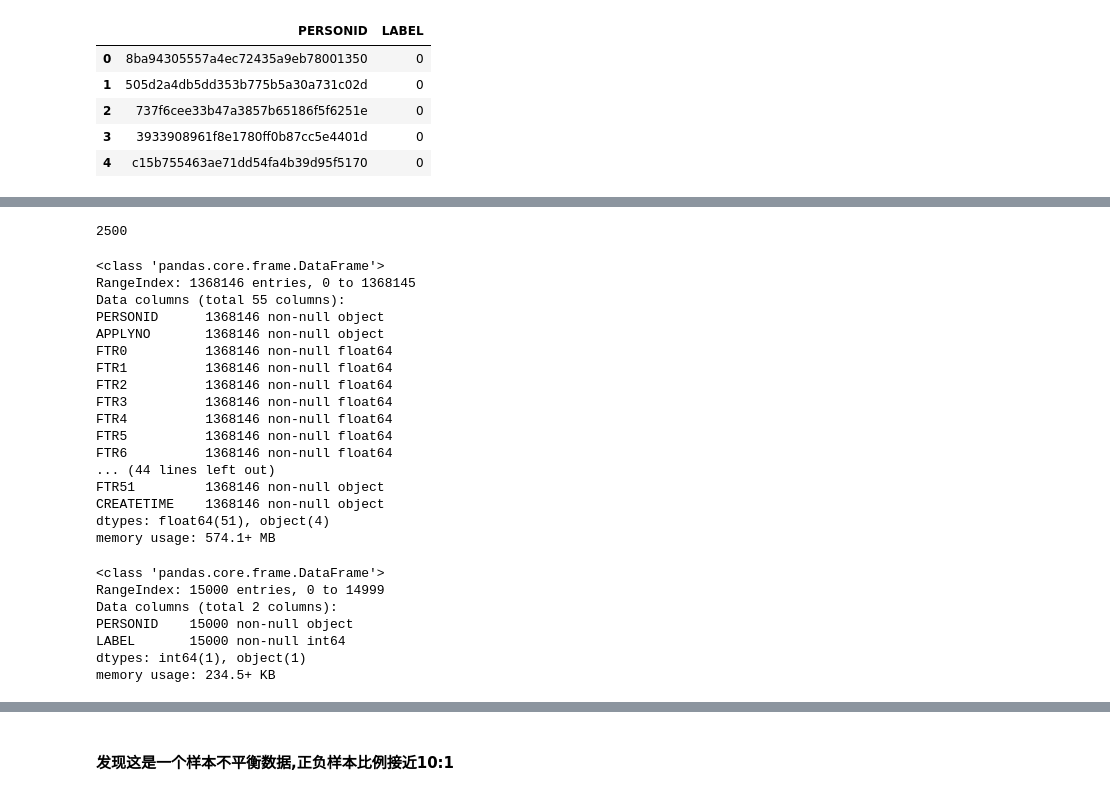
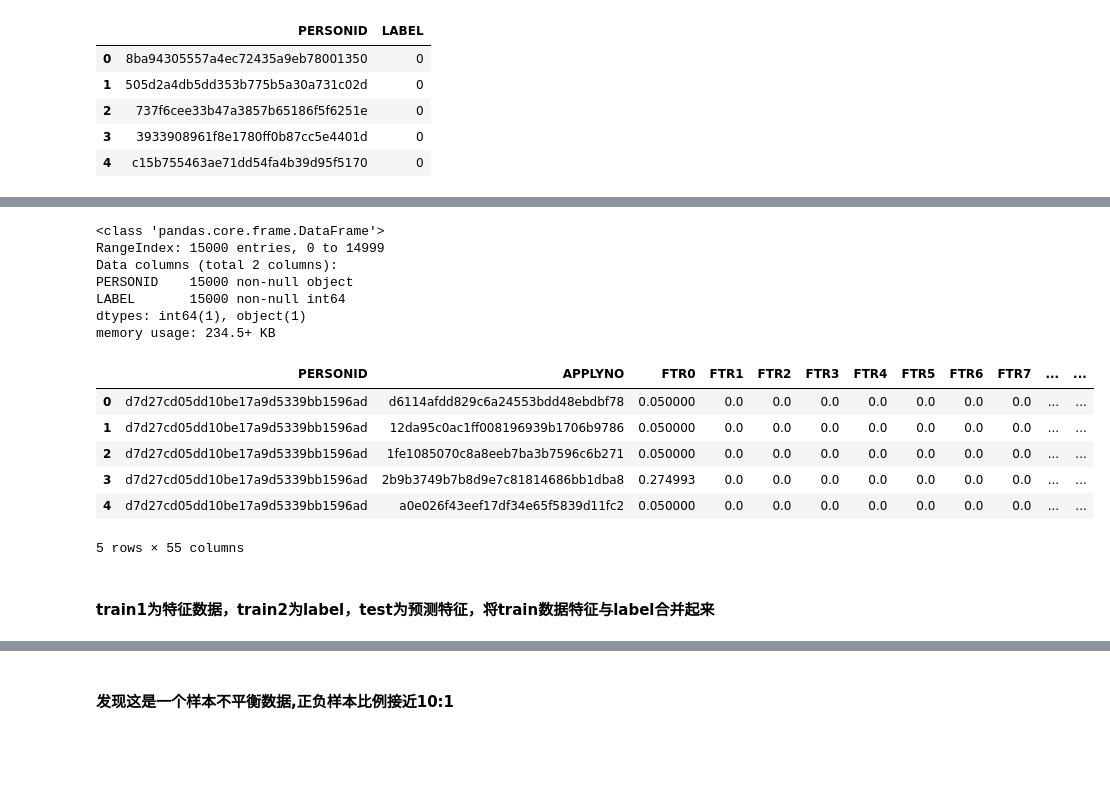
Before and after one commit to marrygit/shebao-fanqizha, a Jupyter notebook: shebao.ipynb, the cells around one changed output, grey strips where cells are left out. Saved outputs shown, nothing was run; the diff lists cells and outputs as text; code cells hidden in the pictures; blank space fills up the shorter version.

```diff
--- a/shebao.ipynb
+++ b/shebao.ipynb
@@ -54,27 +56,3 @@ memory usage: 97.6+ MB
-# %%
-test['PERSONID'].nunique()
-# %% [output]
-2500
-# %%
-train1.info()
-# %% [output]
-<class 'pandas.core.frame.DataFrame'>
-RangeIndex: 1368146 entries, 0 to 1368145
-Data columns (total 55 columns):
-PERSONID      1368146 non-null object
-APPLYNO       1368146 non-null object
-FTR0          1368146 non-null float64
-FTR1          1368146 non-null float64
-FTR2          1368146 non-null float64
-FTR3          1368146 non-null float64
-FTR4          1368146 non-null float64
-FTR5          1368146 non-null float64
-FTR6          1368146 non-null float64
-... (44 lines left out)
-FTR51         1368146 non-null object
-CREATETIME    1368146 non-null object
-dtypes: float64(51), object(4)
-memory usage: 574.1+ MB
 # %%
 train2.info()
 # %% [output]
@@ -85,5 +63,17 @@ PERSONID    15000 non-null object
 LABEL       15000 non-null int64
 dtypes: int64(1), object(1)
 memory usage: 234.5+ KB
+# %%
+test.head()
+# %% [output]
+|  | PERSONID | APPLYNO | FTR0 | FTR1 | FTR2 | FTR3 | FTR4 | FTR5 | FTR6 | FTR7 | ... | ... |
+| 0 | d7d27cd05dd10be17a9d5339bb1596ad | d6114afdd829c6a24553bdd48ebdbf78 | 0.050000 | 0.0 | 0.0 | 0.0 | 0.0 | 0.0 | 0.0 | 0.0 | ... | ... |
+| 1 | d7d27cd05dd10be17a9d5339bb1596ad | 12da95c0ac1ff008196939b1706b9786 | 0.050000 | 0.0 | 0.0 | 0.0 | 0.0 | 0.0 | 0.0 | 0.0 | ... | ... |
+| 2 | d7d27cd05dd10be17a9d5339bb1596ad | 1fe1085070c8a8eeb7ba3b7596c6b271 | 0.050000 | 0.0 | 0.0 | 0.0 | 0.0 | 0.0 | 0.0 | 0.0 | ... | ... |
+| 3 | d7d27cd05dd10be17a9d5339bb1596ad | 2b9b3749b7b8d9e7c81814686bb1dba8 | 0.274993 | 0.0 | 0.0 | 0.0 | 0.0 | 0.0 | 0.0 | 0.0 | ... | ... |
+| 4 | d7d27cd05dd10be17a9d5339bb1596ad | a0e026f43eef17df34e65f5839d11fc2 | 0.050000 | 0.0 | 0.0 | 0.0 | 0.0 | 0.0 | 0.0 | 0.0 | ... | ... |
+5 rows × 55 columns
+# %% [markdown]
+#### train1为特征数据，train2为label，test为预测特征，将train数据特征与label合并起来
 # %%
 train = train1.merge(train2, left_on='PERSONID', right_on='PERSONID')
```
Also changed, not shown: parts of 72 cells of this notebook.
